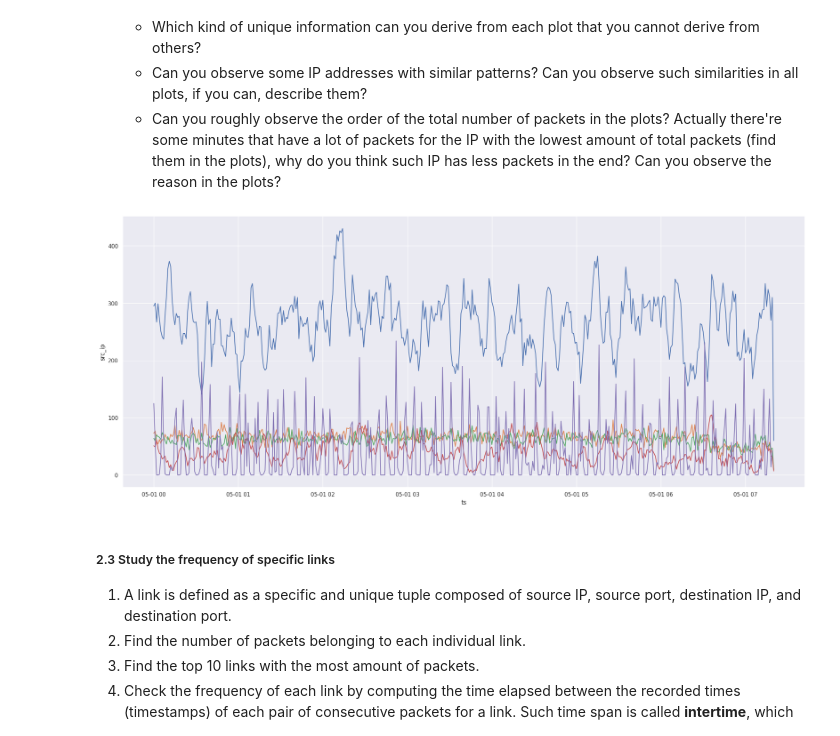
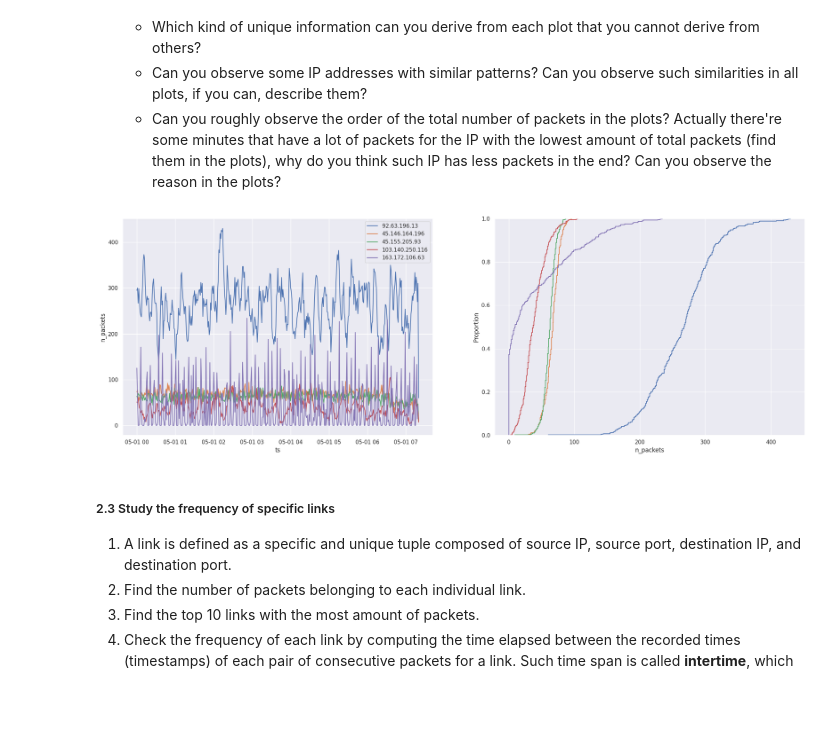
Before and after one commit to eferollo/ML4N, a Jupyter notebook: Labs/LAB4/lab_4.ipynb, the cells around one changed output. Cells and saved outputs as stored; diff of their text form; code cells hidden in the pictures; blank space fills up the shorter version.

```diff
--- a/Labs/LAB4/lab_4.ipynb
+++ b/Labs/LAB4/lab_4.ipynb
@@ -380,22 +380,28 @@ sns.histplot(
 # %%
 top_ip = df_dark.groupby('src_ip')['src_ip'].count()
 top_ip = top_ip.sort_values(ascending=False)[:5]
 
-sns.set(rc={'figure.figsize':(25,10)})
+fig, axes = plt.subplots(1,2, figsize=(25,8))
 for i in range(5):
     df_dark_ip = df_dark[df_dark.src_ip == top_ip.index[i]]
     df_dark_ip_res = df_dark_ip.resample('T').count()
-    #df_dark_ip_res['ip_name'] = top_ip.index[i]
-    #display(df_dark_ip_res)
+    df_dark_ip_res['n_packets']=df_dark_ip_res['src_ip']
     sns.lineplot(
+        ax=axes[0],
         data = df_dark_ip_res, # which dataframe you want to use as the source data
         x = 'ts', # which column to use for x-axis
-        y = 'src_ip', # which column to use for y-axis
-        #hue = 'ip_name',
-        #ax = plt.gca() # assign this plot to current axis, not mandatory in this case
+        y = 'n_packets', # which column to use for y-axis
+        label = top_ip.index[i]
     )
+
+    sns.ecdfplot(
+        ax=axes[1],
+        data = df_dark_ip_res,
+        x = 'n_packets', # the column that you want to compute ecdf, they will be in the order from short to long length (numerical order)
+        label = top_ip.index[i],
+    )
 # %% [output]
-[figure, old version]
+[figure, new version]
 # %% [markdown]
 ##### 2.3 Study the frequency of specific links
 1. A link is defined as a specific and unique tuple composed of source IP, source port, destination IP, and destination port.
```
Also changed, not shown: parts of 1 cell of this notebook.
